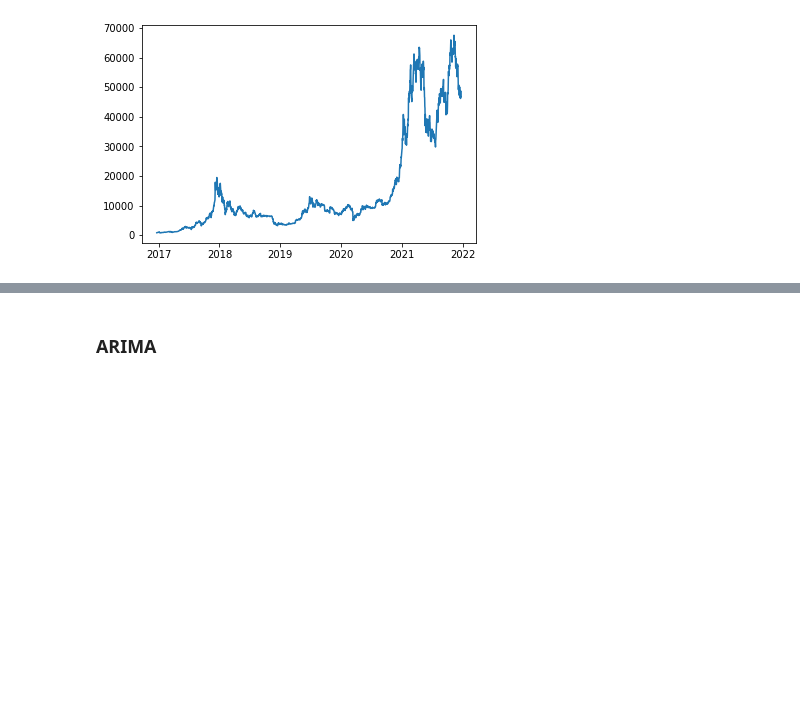
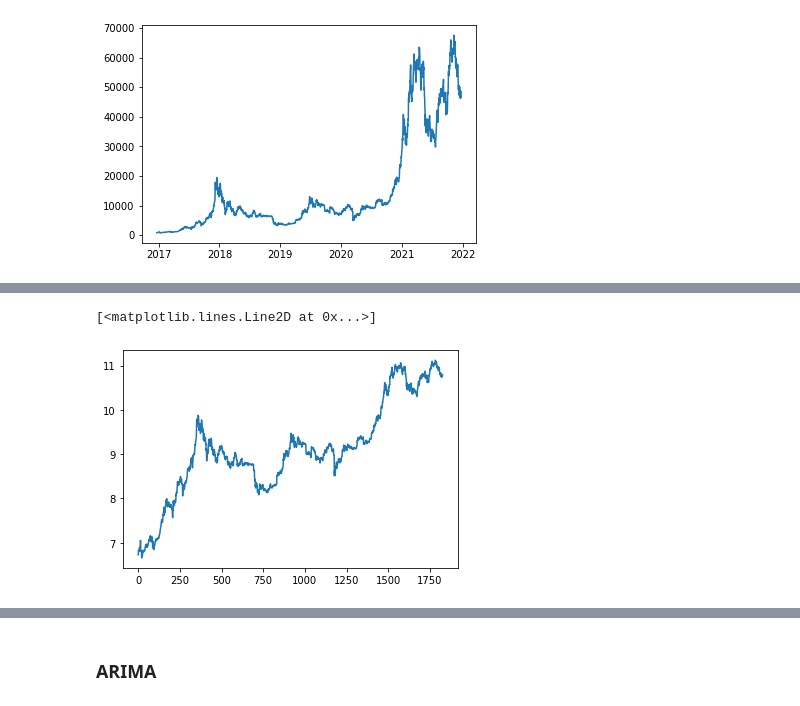
Before and after one commit to marina-sam14/BitcoinClosePricePrediction, a Jupyter notebook: ARIMA.ipynb, the cells around one changed output, grey strips where cells are left out. Cells and saved outputs as stored; diff of their text form; code cells hidden in the pictures; blank space fills up the shorter version.

```diff
--- a/ARIMA.ipynb
+++ b/ARIMA.ipynb
@@ -46,0 +86,6 @@ plt.plot(dataset['Date'],dataset['Close'])
+# %%
+ts_log = np.log(ts)
+plt.plot(ts_log)
+# %% [output]
+[<matplotlib.lines.Line2D at 0x...>]
+[figure, added]
```
Also changed, not shown: parts of 34 cells of this notebook.
